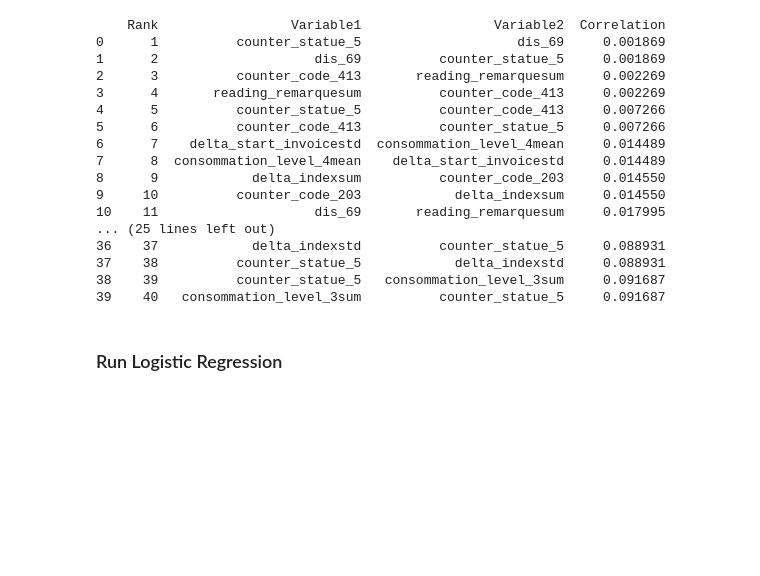
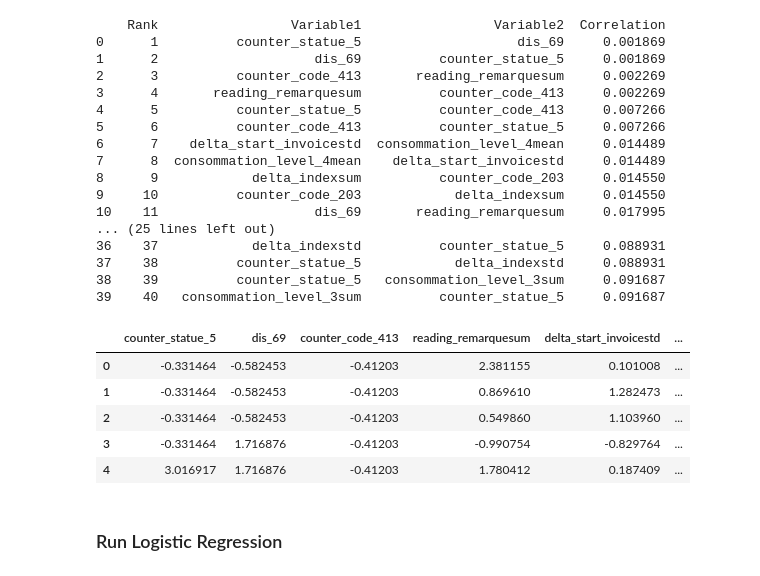
Before and after one commit to turrrray/gay, a Jupyter notebook: Fraud_new.ipynb, the cells around one changed output. Drawn from its saved outputs; the diff is of its cells as text; code cells hidden in the pictures; blank space fills up the shorter version.

```diff
--- a/Fraud_new.ipynb
+++ b/Fraud_new.ipynb
@@ -336,6 +326,7 @@ Name: count, dtype: int64
 X_train1_resampled = X_train1_resampled.astype({col: int for col in X_train1_resampled.select_dtypes(include='bool').columns})
 X_train2 = X_train2.astype({col: int for col in X_train2.select_dtypes(include='bool').columns})
 X_train3 = X_train3.astype({col: int for col in X_train3.select_dtypes(include='bool').columns})
+X_test_standardized = X_test_standardized.astype({col: int for col in X_test_standardized.select_dtypes(include='bool').columns})
 # %%
 # top 20 vars with highest correlation
 corr_matrix_std = X_train1_standardized.corrwith(y_train1_resampled, method='spearman')
@@ -395,14 +386,22 @@ print(corr_df.head(40))
 # %%
 # From the correlation matrix, we pick the top 10 vars with lowest collinearity for the baseline logistic regression model
 # using method 1 (SMOTE + Tomak's Link)
 
 top_10_vars = ['counter_statue_5', 'dis_69', 'counter_code_413', 'reading_remarquesum', 'delta_start_invoicestd',
 'consommation_level_4mean', 'delta_indexsum', 'counter_code_203', 'consommation_level_4std', 'consommation_level_4sum']
 
 X_train1_standardized_resampled_important = X_train1_standardized[top_10_vars]
 X_train1_norminalized_resampled_important = X_train1_norminalized[top_10_vars]
 X_train2_standardized_important = X_train2_standardized[top_10_vars]
 X_train3_standardized_important = X_train3_standardized[top_10_vars]
+X_test_standardized_important = X_test_standardized[top_10_vars]
+# %% [output]
+|  | counter_statue_5 | dis_69 | counter_code_413 | reading_remarquesum | delta_start_invoicestd | ... |
+| 0 | -0.331464 | -0.582453 | -0.41203 | 2.381155 | 0.101008 | ... |
+| 1 | -0.331464 | -0.582453 | -0.41203 | 0.869610 | 1.282473 | ... |
+| 2 | -0.331464 | -0.582453 | -0.41203 | 0.549860 | 1.103960 | ... |
+| 3 | -0.331464 | 1.716876 | -0.41203 | -0.990754 | -0.829764 | ... |
+| 4 | 3.016917 | 1.716876 | -0.41203 | 1.780412 | 0.187409 | ... |
 # %% [markdown]
 ### Run Logistic Regression
 # %%
```
Also changed, not shown: parts of 8 cells of this notebook.
